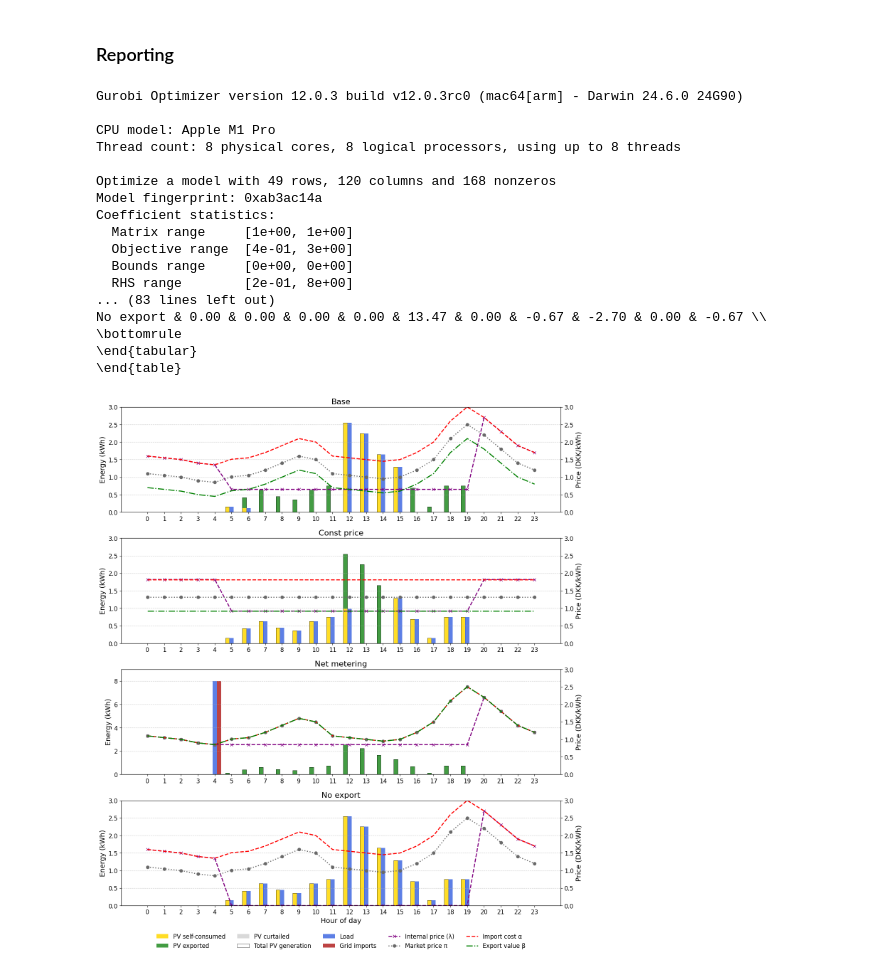
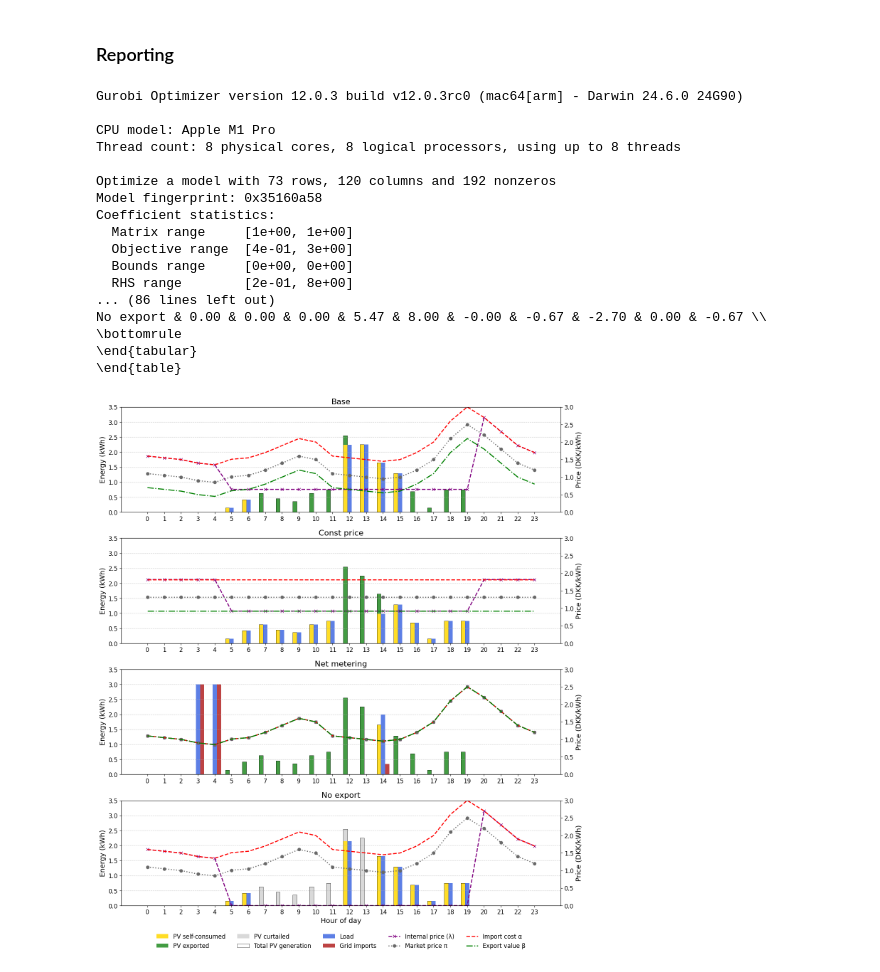
Before and after one commit to Nikipantdtu/Opt_Assignment1, a Jupyter notebook: Task1.ipynb, the cells around one changed output. Cells and saved outputs as stored; diff of their text form; code cells hidden in the pictures.

Commit message:
adapted visuals for net metering scenario

```diff
--- a/Task1.ipynb
+++ b/Task1.ipynb
@@ -47,7 +47,12 @@ def prepare_base_inputs(appliance_params, bus_params, der_prod, usage_pref):
     load_prefs = usage_pref["load_preferences"][0]
     L_min = load_prefs["min_total_energy_per_day_hour_equivalent"]
 
-    l_max_hour = next(l["max_load_kWh_per_hour"] for l in appliance_params["load"])
+    l_max = appliance_params["load"][0]["max_load_kWh_per_hour"]
+    # ensure we have an array of hourly max values
+    if np.isscalar(l_max):
+        l_max_hour = np.full(T, l_max)
+    else:
+        l_max_hour = np.array(l_max)
     return dict(T=T, price=price, imp_tariff=imp_tariff, exp_tariff=exp_tariff,
                 P_pv=P_pv, L_min=L_min, l_max_hour=l_max_hour)
 
@@ -655,9 +657,9 @@ def plot_scenarios_subplots(scenario_results, titles, price_list, alpha_list, be
 
         # --- Axis limits depending on scenario ---
         if "Net metering" in title:
-            ax1.set_ylim(0, 9)
+            ax1.set_ylim(0, 3.5)
         else:
-            ax1.set_ylim(0, 3)
+            ax1.set_ylim(0, 3.5)
 
         # --- Force hourly ticks and labels on all subplots ---
         ax1.set_xticks(range(len(hours)))
@@ -708,62 +736,63 @@ for scenario_name in scenario_names:
     problem = LP_OptimizationProblem(input_data)
     problem.run()
 
-    # Store primal results
+    # --- Get results as DataFrame ---
     df = results_to_dataframe(problem.results, base["T"])
+
+    # --- Apply cleaning only for Net Metering ---
+    if scenario_name == "Net metering":
+        df = clean_net_metering_solution(df)
+
     dfs.append(df)
 
-    # Store λ duals (hourly balance)
+    # --- Store duals etc. ---
     duals = [problem.results.duals[f"constr[{i}]"] for i in range(1, base["T"]+1)]
     duals_list.append(duals)
-
-    # Prices
     price_list.append(sc["price"])
     alpha_list.append(sc["price"] + sc["imp"])
     beta_list.append(sc["price"] - sc["exp"])
 
-    # Extract μ, λ, ρ values
-    mu = problem.results.duals["constr[0]"]   # daily minimum dual
+    mu = problem.results.duals["constr[0]"]
     lambdas = duals
     rhos = [problem.results.duals[f"constr[{i}]"] for i in range(base["T"]+1, 2*base["T"]+1)]
 
-    # Summaries
     results_summary[scenario_name] = {
         "Objective": problem.results.objective_value,
-        "Total import": sum(problem.results.variables[v] for v in problem.results.variables if v.startswith("e[")),
-        "Total export": sum(problem.results.variables[v] for v in problem.results.variables if v.startswith("s[")),
-        "Total curtailed": sum(problem.results.variables[v] for v in problem.results.variables if v.startswith("c[")),
-        "Total load": sum(problem.results.variables[v] for v in problem.results.variables if v.startswith("l[")),
+        "Total import": df["e"].sum(),
+        "Total export": df["s"].sum(),
+        "Total curtailed": df["c"].sum(),
+        "Total load": df["l"].sum(),
         "mu": mu,
         "lambda_mean": np.mean(lambdas),
         "lambda_min": np.min(lambdas),
         "lambda_max": np.max(lambdas),
         "rho_mean": np.mean(rhos),
     }
 
 # Convert results to DataFrame for later export
 df_results = pd.DataFrame(results_summary).T
 
 # Print LaTeX table
 print(df_results.to_latex(float_format="%.2f", caption="Primal and dual results by scenario", label="tab:results"))
 
 # Plot all in one figure (4 rows × 1 col)
 plot_scenarios_subplots(dfs, scenario_names, price_list, alpha_list, beta_list, duals_list)
 # %% [output]
 Gurobi Optimizer version 12.0.3 build v12.0.3rc0 (mac64[arm] - Darwin 24.6.0 24G90)
 
 CPU model: Apple M1 Pro
 Thread count: 8 physical cores, 8 logical processors, using up to 8 threads
 
-Optimize a model with 49 rows, 120 columns and 168 nonzeros
-Model fingerprint: 0xab3ac14a
+Optimize a model with 73 rows, 120 columns and 192 nonzeros
+Model fingerprint: 0x35160a58
 Coefficient statistics:
   Matrix range     [1e+00, 1e+00]
   Objective range  [4e-01, 3e+00]
   Bounds range     [0e+00, 0e+00]
   RHS range        [2e-01, 8e+00]
-... (83 lines left out)
-No export & 0.00 & 0.00 & 0.00 & 0.00 & 13.47 & 0.00 & -0.67 & -2.70 & 0.00 & -0.67 \\
+... (86 lines left out)
+No export & 0.00 & 0.00 & 0.00 & 5.47 & 8.00 & -0.00 & -0.67 & -2.70 & 0.00 & -0.67 \\
 \bottomrule
 \end{tabular}
 \end{table}
-[figure, old version]
+[figure, new version]
```
Also changed, not shown: parts of 13 cells of this notebook.
